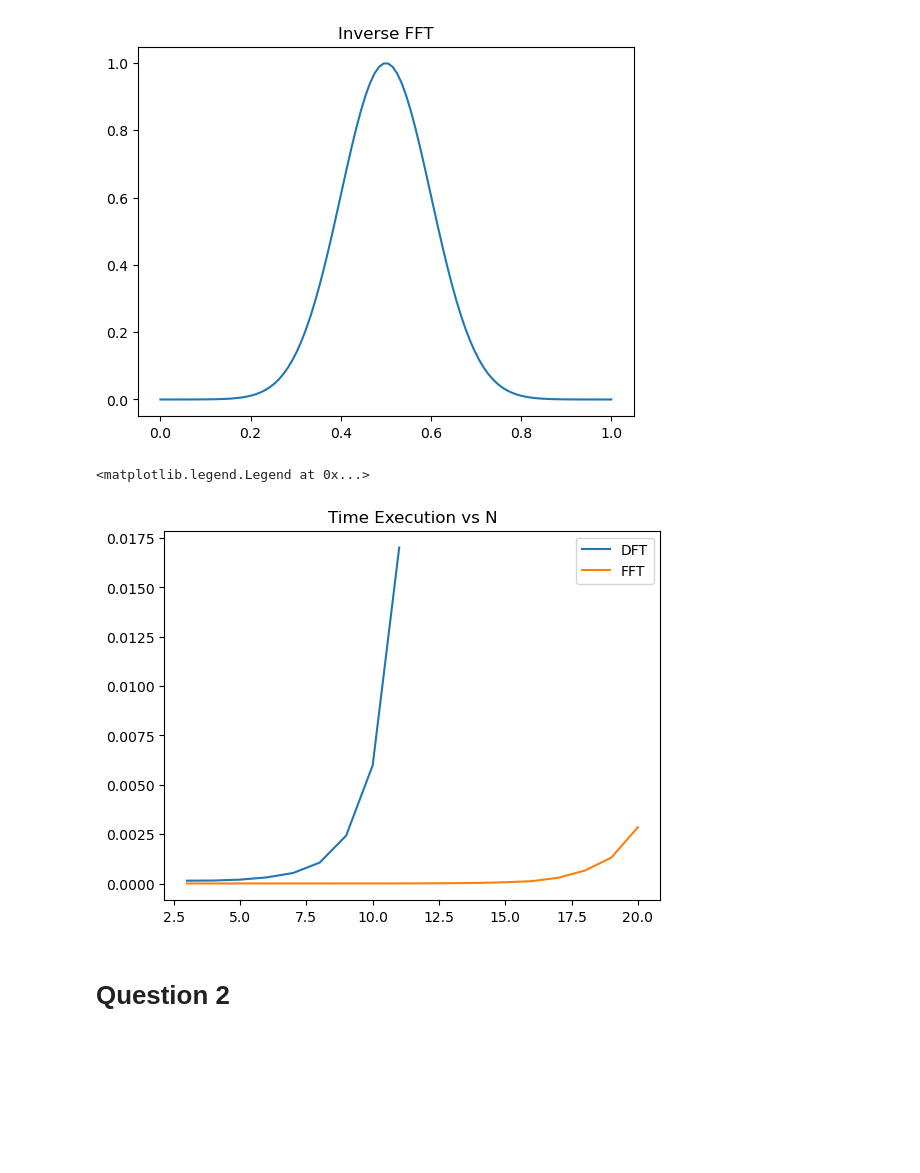
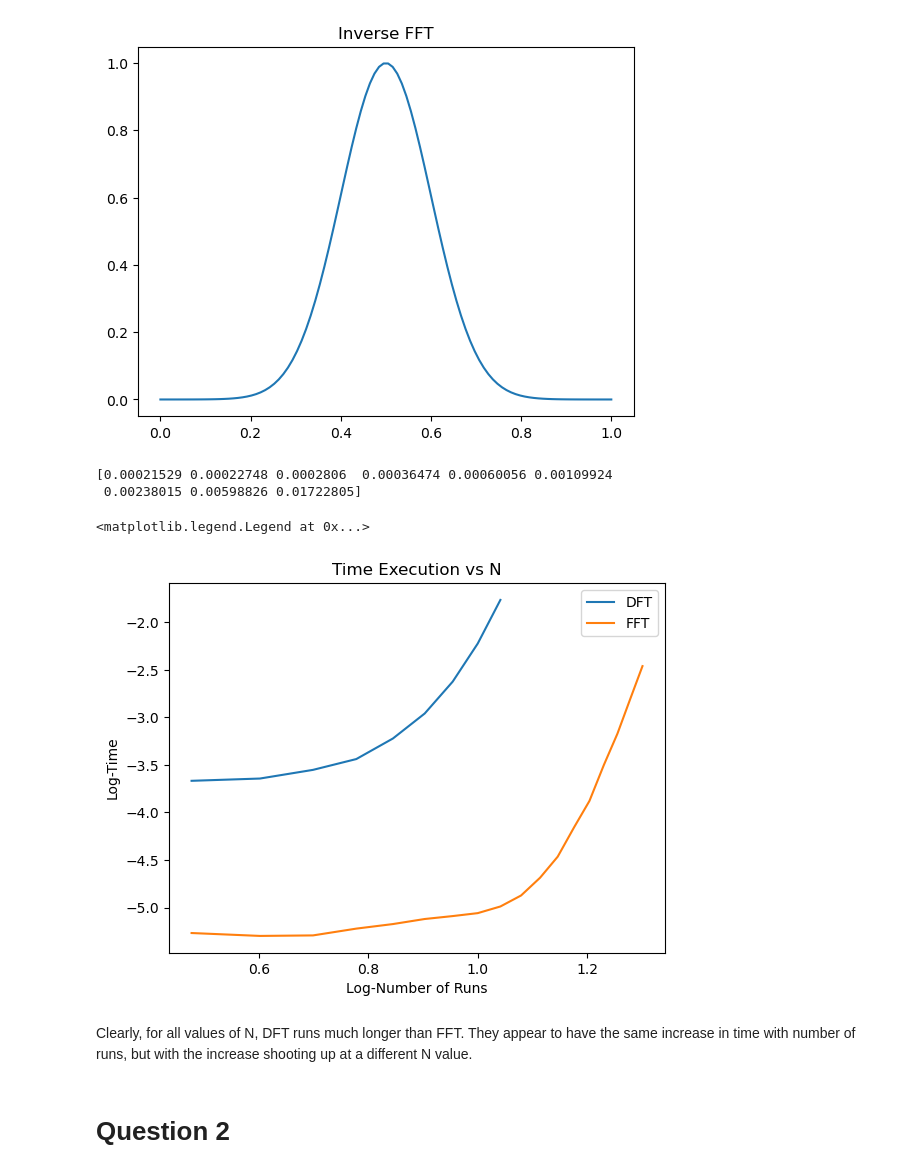
Before and after one commit to PolishJacob/ASTR5900_Projects, a Jupyter notebook: HW_05/Fourier.ipynb, the cells around one changed output. Cells and saved outputs as stored; diff of their text form; code cells hidden in the pictures; blank space fills up the shorter version.

Commit message:
Work on inverse plots and analytic equation plot

```diff
--- a/HW_05/Fourier.ipynb
+++ b/HW_05/Fourier.ipynb
@@ -25,6 +29,6 @@ def func(x_arr):
 # %%
 # Define discrete_fourier function (Equation 3). Calculates the decrete Fourier transform using Equation (1) and Equation (3).
-# Takes the desired number of steps N and outputs the x_array and calculated Xm_array
+# Takes the desired number of steps N and outputs the transformed k-space array (m_arr), x_array and calculated Xm_array
 def discrete_fourier(n_val):
     x_arr = np.linspace(0, 1, n_val)
     m_arr = np.arange(0, n_val, 1)
@@ -34,7 +38,7 @@ def discrete_fourier(n_val):
         Xm = np.sum(np.exp((-50 * (x_arr - 0.5)**2) - ((1J * 2 * np.pi * m * n_arr) / n_val)))
         Xm_arr = np.append(Xm_arr, Xm)
 
-    return x_arr, Xm_arr
+    return m_arr, x_arr, Xm_arr
 # %%
 # Define inverse_discrete_fourier function (Equation 4). Calculates the inverse decrete Fourier transform using Equation (3) and Equation (4).
 # Takes a previously calculated Xm and the desired number of steps N and outputs the calculated xn_array.
@@ -136,14 +154,14 @@ plt.title("Inverse FFT")
 Text(0.5, 1.0, 'Inverse FFT')
 [figure]
 # %%
-# Use time package to time FFT and DFT over different runs
+# Use time package to time DFT and FFT over different runs
 dft_run_time = np.array([])
 dft_time = np.array([])
 for j in range(3, 12):
     dft_N = 2**j
     for x in range(0, 100):
         start = time.perf_counter()
-        stock_x, stock_xm = discrete_fourier(dft_N)
+        stock_k, stock_x, stock_xm = discrete_fourier(dft_N)
         end = time.perf_counter()
         dft_run_time = np.append(dft_run_time, end - start)
     avg_time = np.average(dft_run_time)
@@ -161,18 +179,27 @@ for j in range(3, 21):
         fft_run_time = np.append(fft_run_time, end - start)
     avg_time = np.average(fft_run_time)
     fft_time = np.append(fft_time, avg_time)
+# %%
+print(dft_time)
+# %% [output]
+[0.00021529 0.00022748 0.0002806  0.00036474 0.00060056 0.00109924
+ 0.00238015 0.00598826 0.01722805]
 # %%
 # Plot execution time versus N
 dft_N_arr = np.arange(3, 12, 1)
 fft_N_arr = np.arange(3, 21, 1)
 
-plt.plot(dft_N_arr, dft_time, label = "DFT")
-plt.plot(fft_N_arr, fft_time, label = "FFT")
+plt.plot(np.log10(dft_N_arr), np.log10(dft_time), label = "DFT")
+plt.plot(np.log10(fft_N_arr), np.log10(fft_time), label = "FFT")
+plt.xlabel("Log-Number of Runs")
+plt.ylabel("Log-Time")
 plt.title("Time Execution vs N")
 plt.legend()
 # %% [output]
 <matplotlib.legend.Legend at 0x...>
-[figure, old version]
+[figure, new version]
+# %% [markdown]
+Clearly, for all values of N, DFT runs much longer than FFT. They appear to have the same increase in time with number of runs, but with the increase shooting up at a different N value.
 # %% [markdown]
 # Question 2
 # %% [markdown]
```
Also changed, not shown: parts of 14 cells of this notebook.
